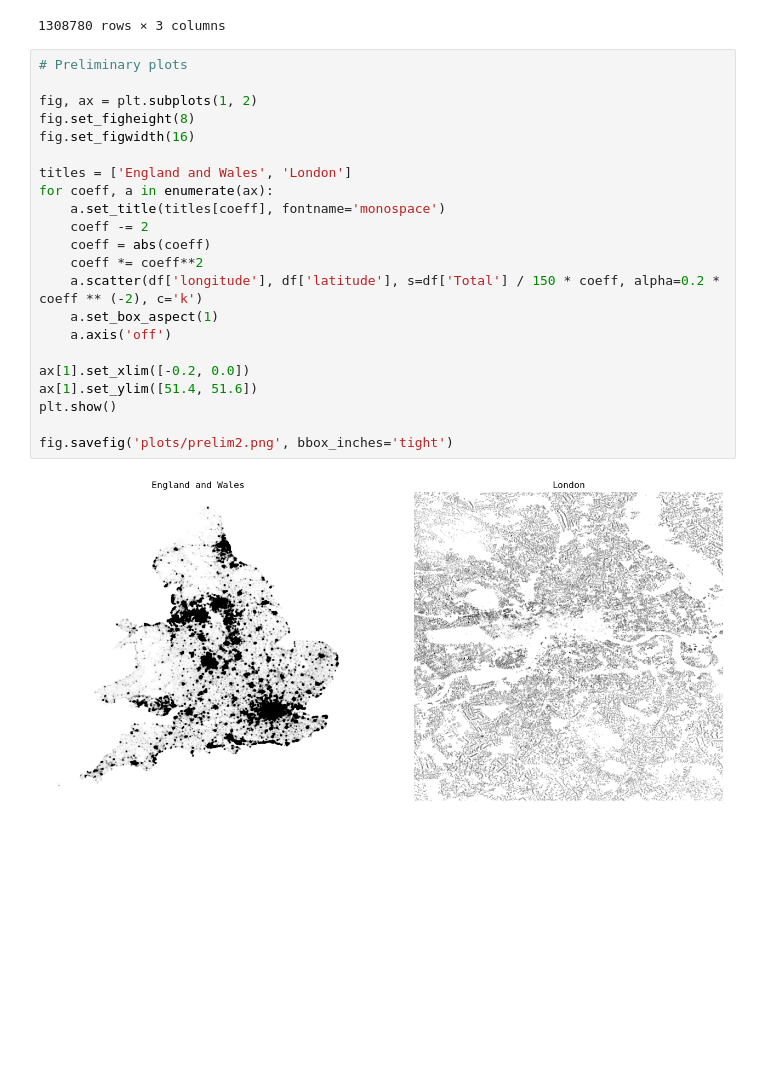
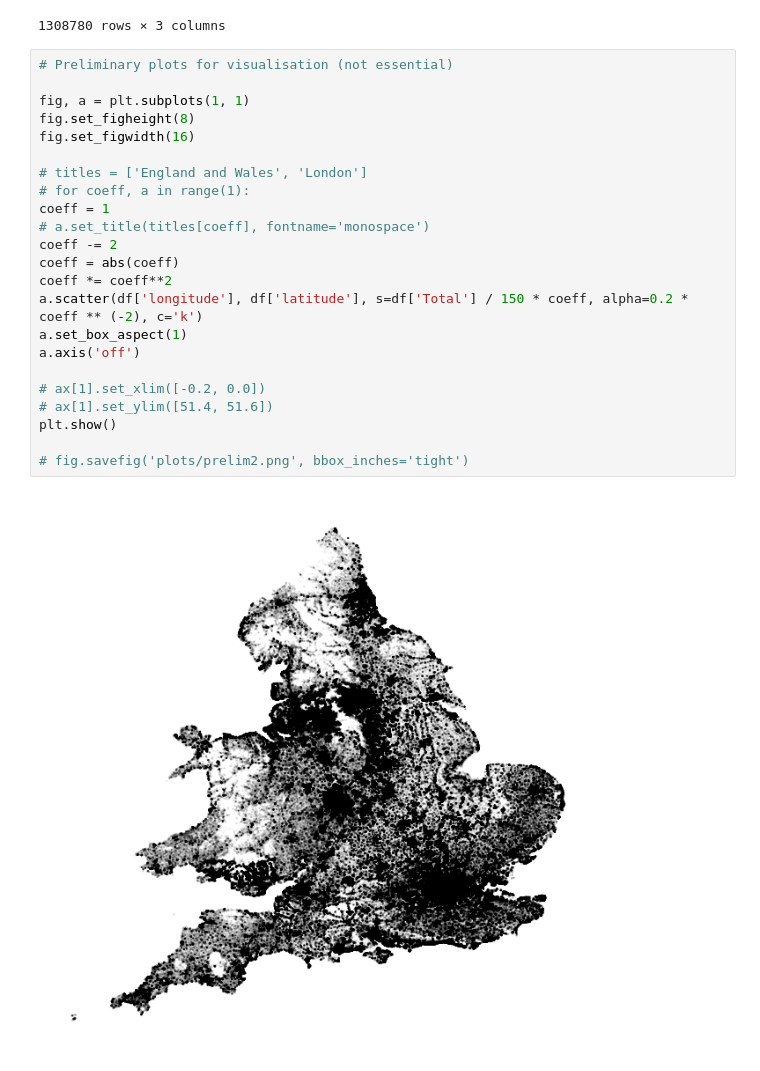
Before and after one commit to imengus/demomarble, a Jupyter notebook: london/gettingdata.ipynb, the cells around one changed output. Saved outputs shown, nothing was run; the diff lists cells and outputs as text; blank space fills up the shorter version.

```diff
--- a/london/gettingdata.ipynb
+++ b/london/gettingdata.ipynb
@@ -44,27 +44,28 @@ df
 | YO89YF | 11 | 53.767773 | -1.167467 |
 1308780 rows × 3 columns
 # %%
-# Preliminary plots
+# Preliminary plots for visualisation (not essential)
 
-fig, ax = plt.subplots(1, 2)
+fig, a = plt.subplots(1, 1)
 fig.set_figheight(8)
 fig.set_figwidth(16)
 
-titles = ['England and Wales', 'London']
-for coeff, a in enumerate(ax):
-    a.set_title(titles[coeff], fontname='monospace')
-    coeff -= 2
-    coeff = abs(coeff)
-    coeff *= coeff**2
-    a.scatter(df['longitude'], df['latitude'], s=df['Total'] / 150 * coeff, alpha=0.2 * coeff ** (-2), c='k')
-    a.set_box_aspect(1)
-    a.axis('off')
+# titles = ['England and Wales', 'London']
+# for coeff, a in range(1):
+coeff = 1
+# a.set_title(titles[coeff], fontname='monospace')
+coeff -= 2
+coeff = abs(coeff)
+coeff *= coeff**2
+a.scatter(df['longitude'], df['latitude'], s=df['Total'] / 150 * coeff, alpha=0.2 * coeff ** (-2), c='k')
+a.set_box_aspect(1)
+a.axis('off')
 
-ax[1].set_xlim([-0.2, 0.0])
-ax[1].set_ylim([51.4, 51.6])
+# ax[1].set_xlim([-0.2, 0.0])
+# ax[1].set_ylim([51.4, 51.6])
 plt.show()
 
-fig.savefig('plots/prelim2.png', bbox_inches='tight')
+# fig.savefig('plots/prelim2.png', bbox_inches='tight')
 # %% [output]
-[figure, old version]
+[figure, new version]
 # %%
```
Also changed, not shown: parts of 4 cells of this notebook, 11 other files.
